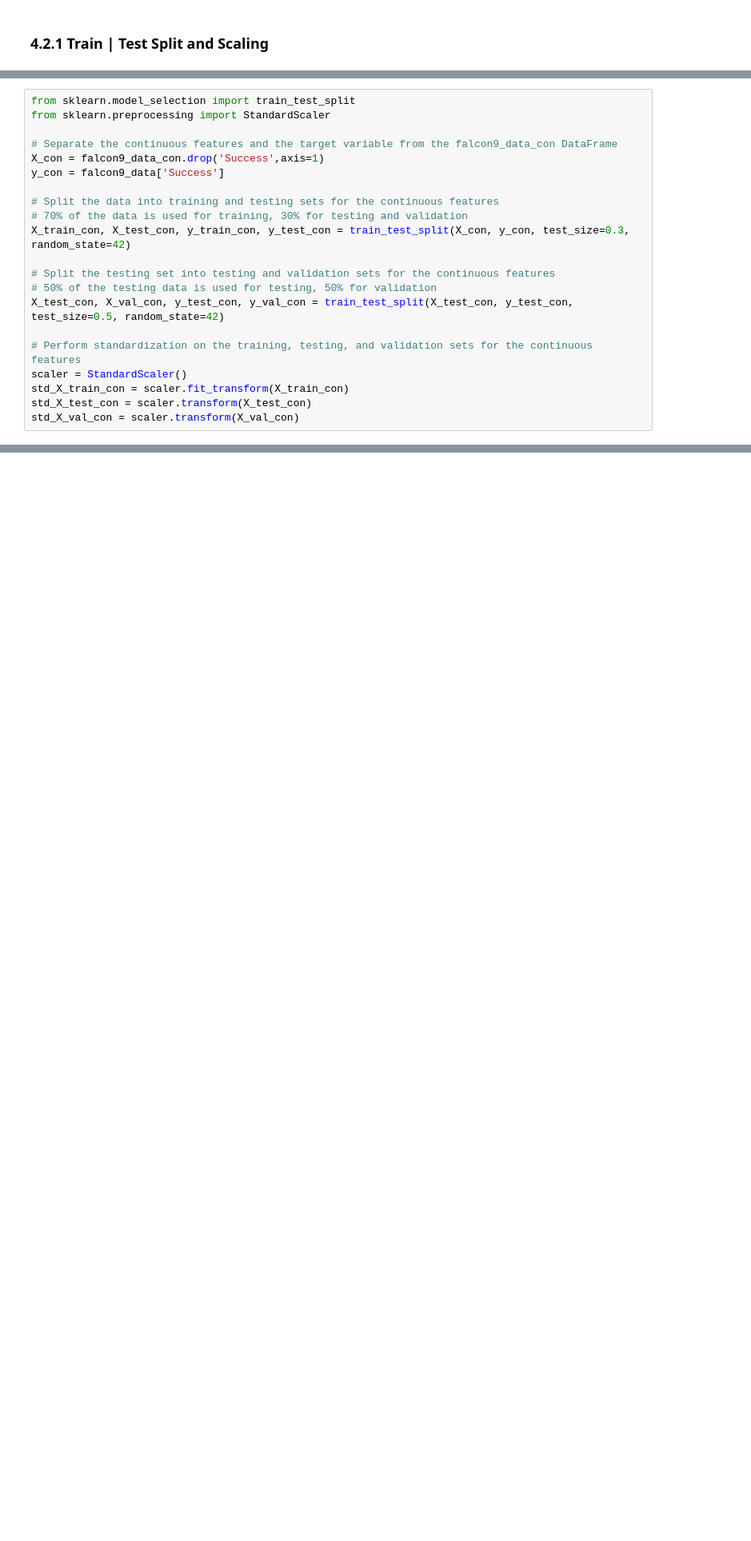
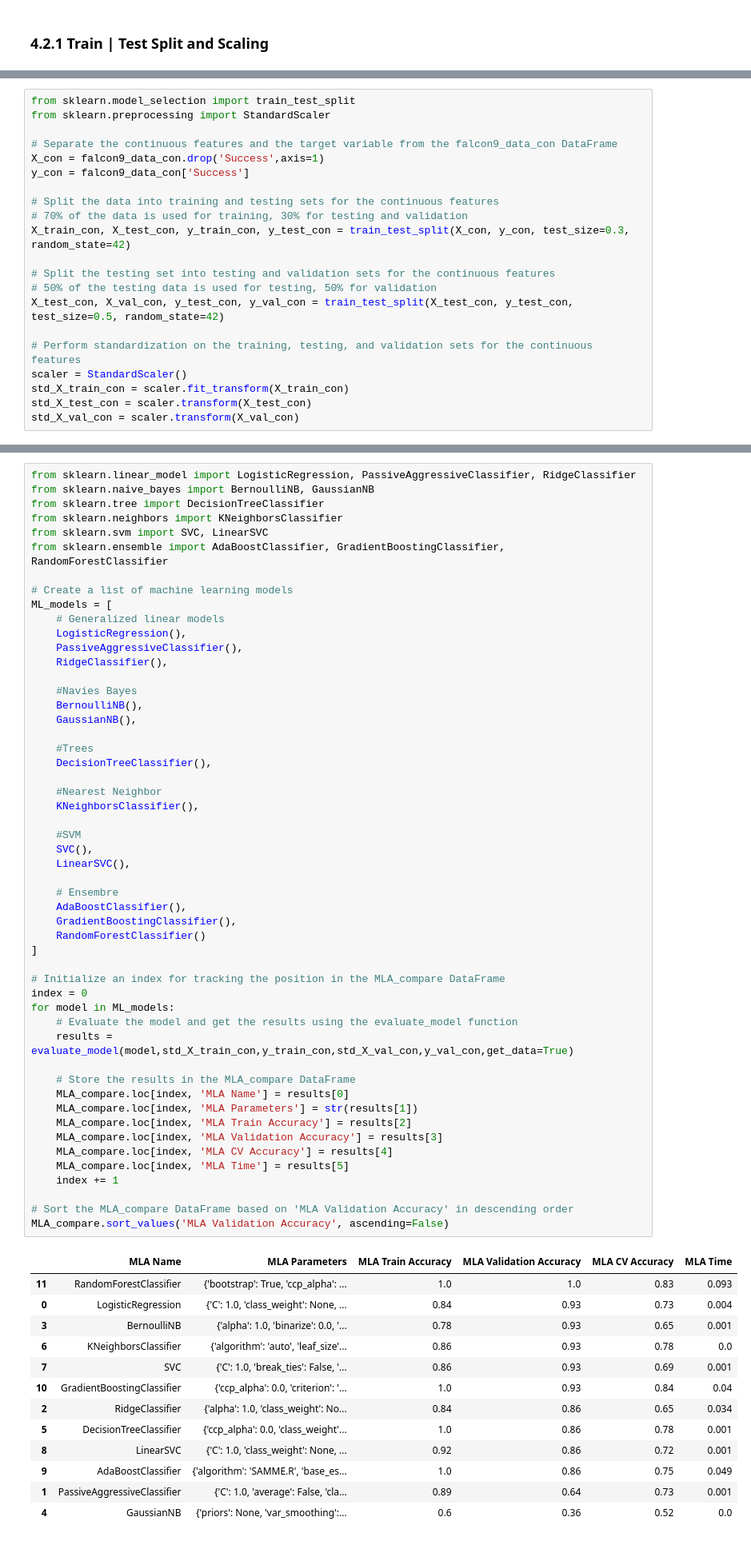
Before and after one commit to Alarchemn/falcon9_ml_analysis, a Jupyter notebook: codes/space_x_full_project.ipynb, the cells around one changed output, grey strips where cells are left out. Shown: that part at 80% size. Drawn from its saved outputs; the diff is of its cells as text; blank space fills up the shorter version.

Commit message:
Refined evaluation model and added 11 ML models for comparation

```diff
--- a/codes/space_x_full_project.ipynb
+++ b/codes/space_x_full_project.ipynb
@@ -1113,7 +1113,7 @@ from sklearn.preprocessing import StandardScaler
 
 # Separate the continuous features and the target variable from the falcon9_data_con DataFrame
 X_con = falcon9_data_con.drop('Success',axis=1)
-y_con = falcon9_data['Success']
+y_con = falcon9_data_con['Success']
 
 # Split the data into training and testing sets for the continuous features
 # 70% of the data is used for training, 30% for testing and validation
@@ -1192,0 +1260,66 @@ CROSS VALIDATION SCORE (TRAINING SET):  0.7294871794871794
+# %%
+from sklearn.linear_model import LogisticRegression, PassiveAggressiveClassifier, RidgeClassifier
+from sklearn.naive_bayes import BernoulliNB, GaussianNB
+from sklearn.tree import DecisionTreeClassifier
+from sklearn.neighbors import KNeighborsClassifier
+from sklearn.svm import SVC, LinearSVC
+from sklearn.ensemble import AdaBoostClassifier, GradientBoostingClassifier, RandomForestClassifier
+
+# Create a list of machine learning models
+ML_models = [
+    # Generalized linear models
+    LogisticRegression(),
+    PassiveAggressiveClassifier(),
+    RidgeClassifier(),
+
+    #Navies Bayes
+    BernoulliNB(),
+    GaussianNB(),
+
+    #Trees
+    DecisionTreeClassifier(),
+
+    #Nearest Neighbor
+    KNeighborsClassifier(),
+
+    #SVM
+    SVC(),
+    LinearSVC(),
+
+    # Ensembre
+    AdaBoostClassifier(),
+    GradientBoostingClassifier(),
+    RandomForestClassifier()
+]
+
+# Initialize an index for tracking the position in the MLA_compare DataFrame
+index = 0
+for model in ML_models:
+    # Evaluate the model and get the results using the evaluate_model function
+    results = evaluate_model(model,std_X_train_con,y_train_con,std_X_val_con,y_val_con,get_data=True)
+
+    # Store the results in the MLA_compare DataFrame
+    MLA_compare.loc[index, 'MLA Name'] = results[0]
+    MLA_compare.loc[index, 'MLA Parameters'] = str(results[1])
+    MLA_compare.loc[index, 'MLA Train Accuracy'] = results[2]
+    MLA_compare.loc[index, 'MLA Validation Accuracy'] = results[3]
+    MLA_compare.loc[index, 'MLA CV Accuracy'] = results[4]
+    MLA_compare.loc[index, 'MLA Time'] = results[5]
+    index += 1
+
+# Sort the MLA_compare DataFrame based on 'MLA Validation Accuracy' in descending order
+MLA_compare.sort_values('MLA Validation Accuracy', ascending=False)
+# %% [output]
+|  | MLA Name | MLA Parameters | MLA Train Accuracy | MLA Validation Accuracy | MLA CV Accuracy | MLA Time |
+| 11 | RandomForestClassifier | {'bootstrap': True, 'ccp_alpha': ... | 1.0 | 1.0 | 0.83 | 0.093 |
+| 0 | LogisticRegression | {'C': 1.0, 'class_weight': None, ... | 0.84 | 0.93 | 0.73 | 0.004 |
+| 3 | BernoulliNB | {'alpha': 1.0, 'binarize': 0.0, '... | 0.78 | 0.93 | 0.65 | 0.001 |
+| 6 | KNeighborsClassifier | {'algorithm': 'auto', 'leaf_size'... | 0.86 | 0.93 | 0.78 | 0.0 |
+| 7 | SVC | {'C': 1.0, 'break_ties': False, '... | 0.86 | 0.93 | 0.69 | 0.001 |
+| 10 | GradientBoostingClassifier | {'ccp_alpha': 0.0, 'criterion': '... | 1.0 | 0.93 | 0.84 | 0.04 |
+| 2 | RidgeClassifier | {'alpha': 1.0, 'class_weight': No... | 0.84 | 0.86 | 0.65 | 0.034 |
+| 5 | DecisionTreeClassifier | {'ccp_alpha': 0.0, 'class_weight'... | 1.0 | 0.86 | 0.78 | 0.001 |
+| 8 | LinearSVC | {'C': 1.0, 'class_weight': None, ... | 0.92 | 0.86 | 0.72 | 0.001 |
+| 9 | AdaBoostClassifier | {'algorithm': 'SAMME.R', 'base_es... | 1.0 | 0.86 | 0.75 | 0.049 |
+| 1 | PassiveAggressiveClassifier | {'C': 1.0, 'average': False, 'cla... | 0.89 | 0.64 | 0.73 | 0.001 |
+| 4 | GaussianNB | {'priors': None, 'var_smoothing':... | 0.6 | 0.36 | 0.52 | 0.0 |
```
Also changed, not shown: parts of 4 cells of this notebook.
